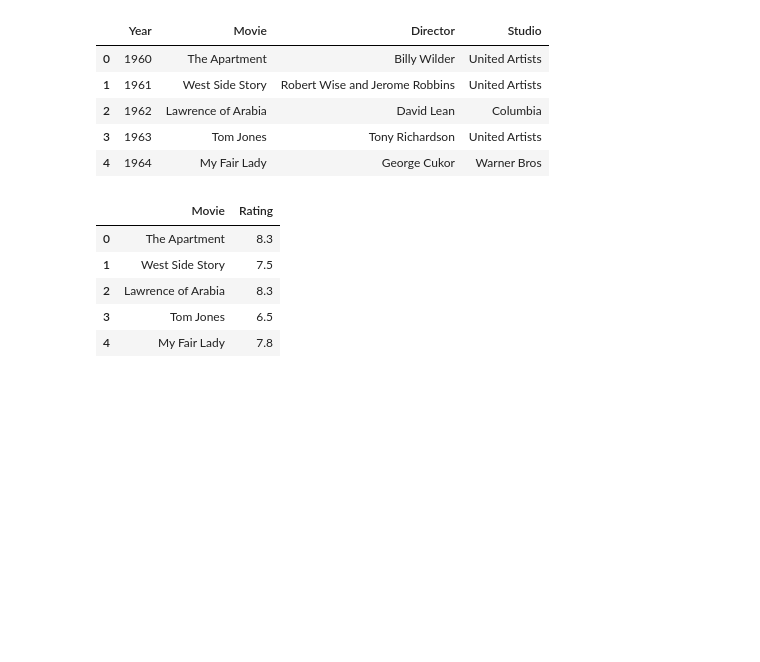
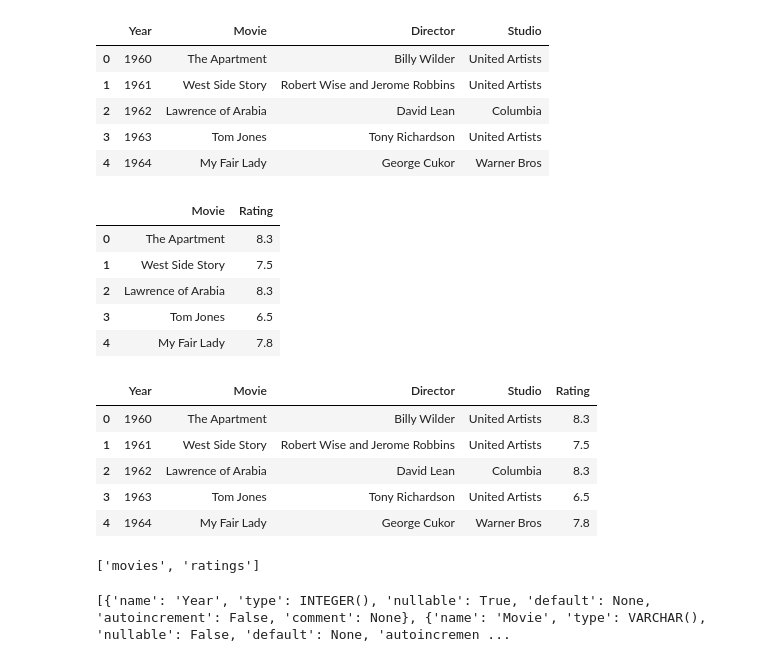
Before and after one commit to ireneshtepa/Project-2---ETL, a Jupyter notebook: project_file.ipynb, the cells around one changed output. Drawn from its saved outputs; the diff is of its cells as text; code cells hidden in the pictures; blank space fills up the shorter version.

Commit message:
updated file with join

```diff
--- a/project_file.ipynb
+++ b/project_file.ipynb
@@ -150,7 +150,7 @@ movie_imdb.head()
 from sqlalchemy import create_engine
 
 connection_string = "postgres:Yatish28$@localhost:5432/Project_2"
-engine = create_engine(f'postgresql://{connection_string}')
+engine = create_engine(f'postgresql+psycopg2://{connection_string}')
 # %%
 engine.table_names()
 # %% [output]
@@ -179,3 +184,29 @@ pd.read_sql_query('select * from ratings', con=engine).head()
 | 2 | Lawrence of Arabia | 8.3 |
 | 3 | Tom Jones | 6.5 |
 | 4 | My Fair Lady | 7.8 |
+# %%
+pd.read_sql_query('SELECT movies."Year", movies."Movie", movies."Director", movies."Studio", ratings."Rating" \
+FROM movies \
+JOIN ratings \
+ON movies."Movie" = ratings."Movie"', con=engine).head()
+# %% [output]
+|  | Year | Movie | Director | Studio | Rating |
+| 0 | 1960 | The Apartment | Billy Wilder | United Artists | 8.3 |
+| 1 | 1961 | West Side Story | Robert Wise and Jerome Robbins | United Artists | 7.5 |
+| 2 | 1962 | Lawrence of Arabia | David Lean | Columbia | 8.3 |
+| 3 | 1963 | Tom Jones | Tony Richardson | United Artists | 6.5 |
+| 4 | 1964 | My Fair Lady | George Cukor | Warner Bros | 7.8 |
+# %%
+from sqlalchemy import inspect
+
+inspector = inspect(engine)
+
+# Get table information
+print(inspector.get_table_names())
+# %% [output]
+['movies', 'ratings']
+# %%
+# Get column information
+print(inspector.get_columns('movies'))
+# %% [output]
+[{'name': 'Year', 'type': INTEGER(), 'nullable': True, 'default': None, 'autoincrement': False, 'comment': None}, {'name': 'Movie', 'type': VARCHAR(), 'nullable': False, 'default': None, 'autoincremen ...
```
Also changed, not shown: parts of 1 cell of this notebook.
